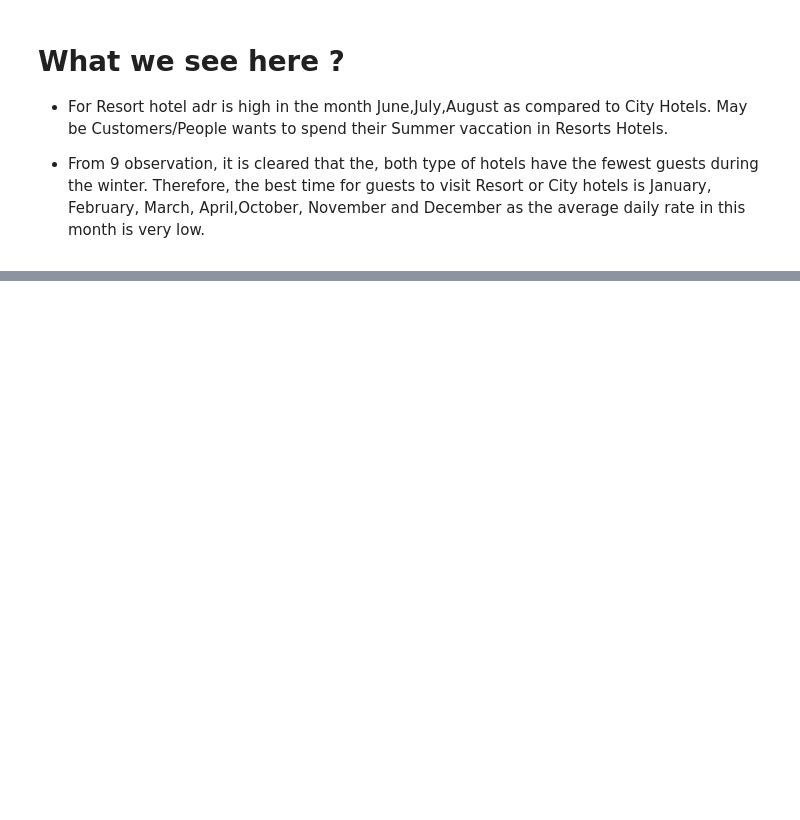
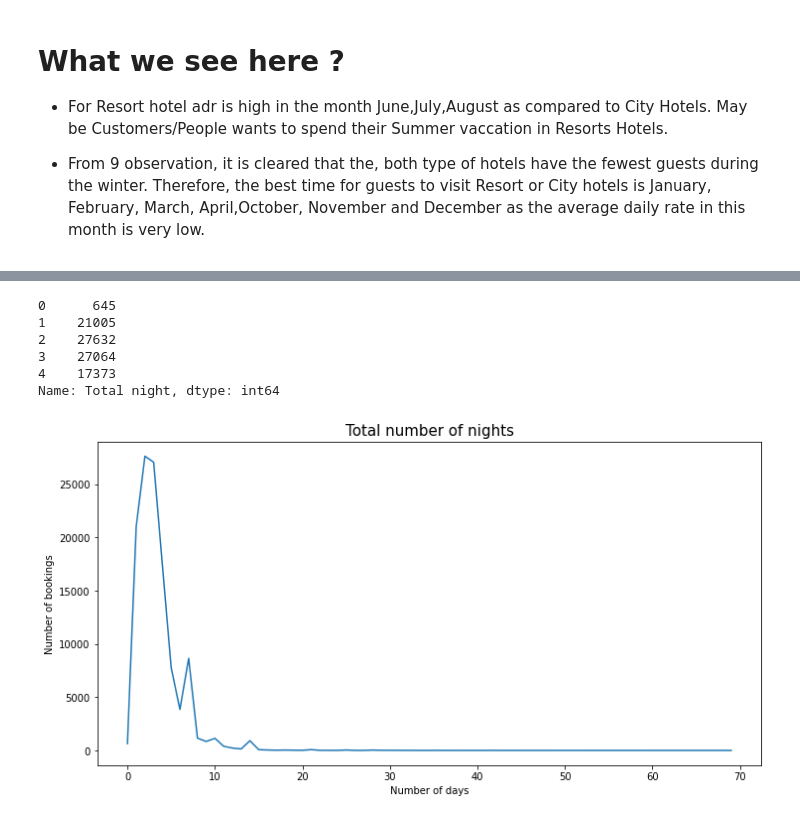
Before and after one commit to sachanneeraj/Hotels-Data-Analysis-EDA, a Jupyter notebook: Hotel_Booking_Analysis_Capstone_Project.ipynb, the cells around one changed output, grey strips where cells are left out. Saved outputs shown, nothing was run; the diff lists cells and outputs as text; code cells hidden in the pictures; blank space fills up the shorter version.

```diff
--- a/Hotel_Booking_Analysis_Capstone_Project.ipynb
+++ b/Hotel_Booking_Analysis_Capstone_Project.ipynb
@@ -714,0 +741,3 @@ plt.show()
+# %%
+data["Total night"]=data['stays_in_weekend_nights']+data['stays_in_week_nights']
+data.head()
@@ -714,0 +752,19 @@ plt.show()
+# %%
+total_nights=data["Total night"].value_counts().sort_index()
+total_nights.head()
+# %% [output]
+0      645
+1    21005
+2    27632
+3    27064
+4    17373
+Name: Total night, dtype: int64
+# %%
+plt.figure(figsize=(12,6))
+plt.plot(total_nights)
+plt.xlabel('Number of days')
+plt.ylabel('Number of bookings')
+plt.title('Total number of nights', fontsize =15)
+plt.show()
+# %% [output]
+[figure, added]
```
Also changed, not shown: parts of 6 cells of this notebook.
